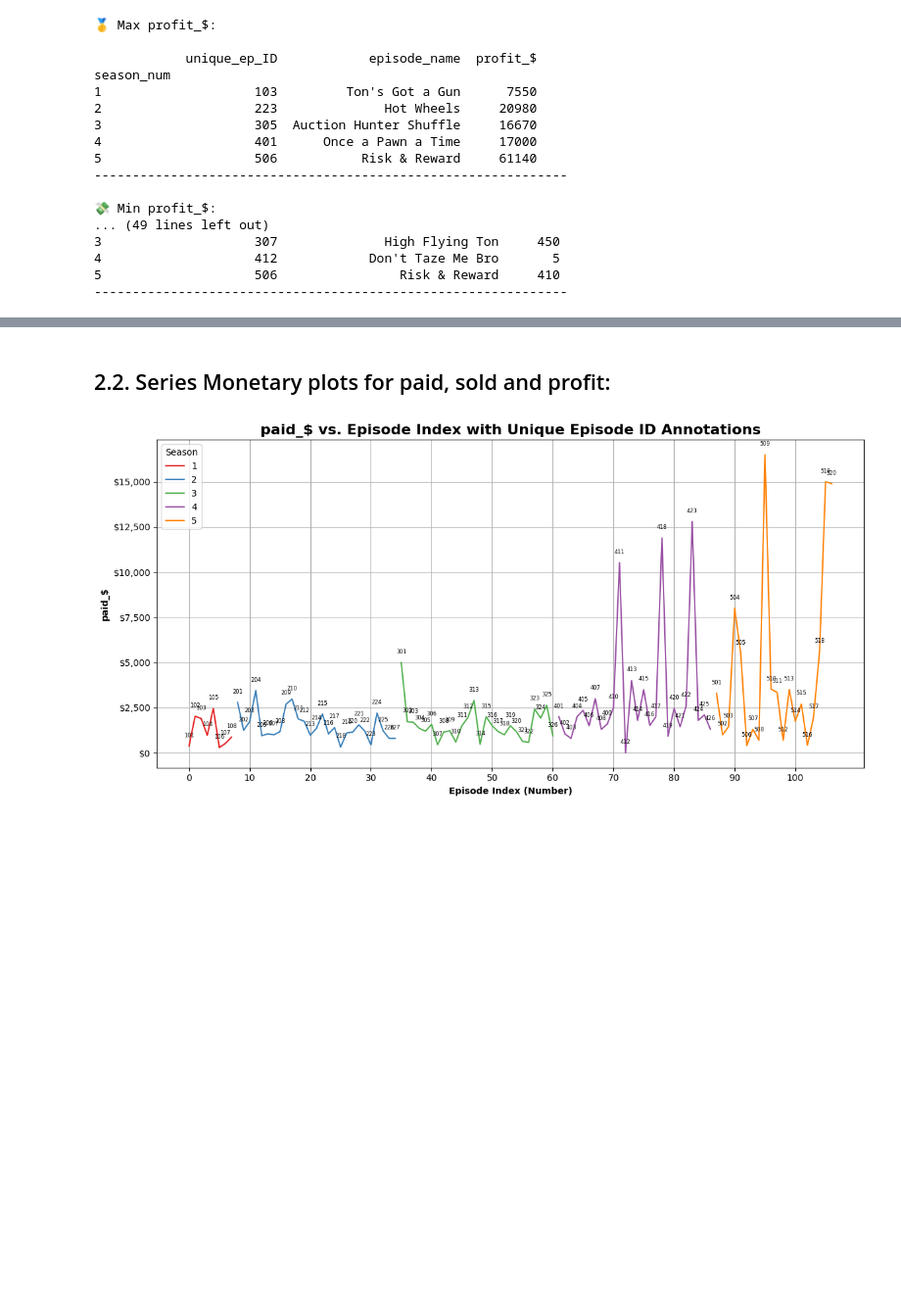
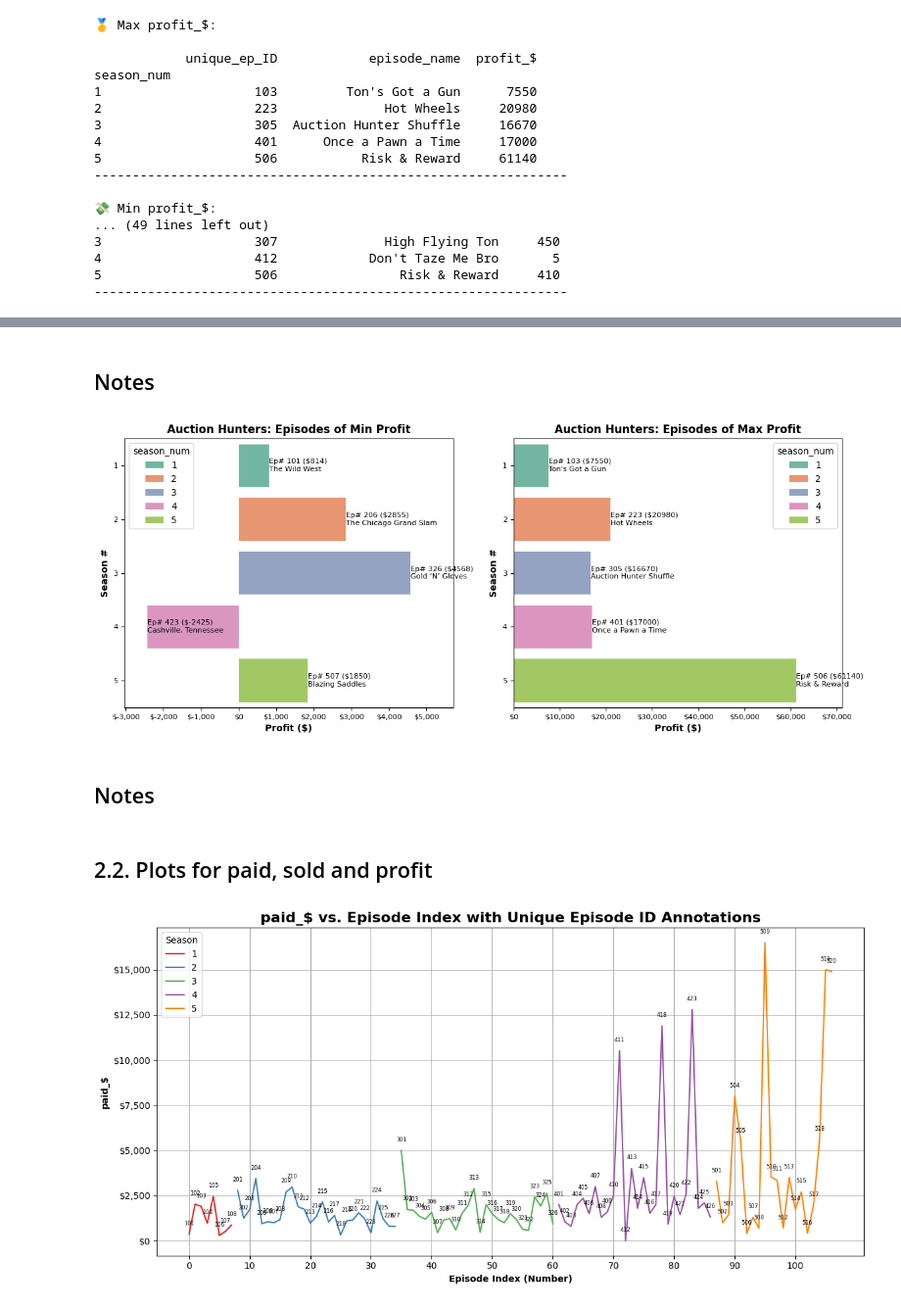
Before and after one commit to Joshua-Higgins-jp/Auction_Hunters_EDA, a Jupyter notebook: auction_hunters_eda.ipynb, the cells around one changed output, grey strips where cells are left out. Shown at 98% size. Drawn from its saved outputs; the diff is of its cells as text; code cells hidden in the pictures; blank space fills up the shorter version.

```diff
--- a/auction_hunters_eda.ipynb
+++ b/auction_hunters_eda.ipynb
@@ -196,3 +254,13 @@ plt.show()
+# %% [markdown]
+## Notes
+# %%
+plot_min_max_ep_by_season(min_df=min_profit_ep_by_season_df,
+                          max_df=max_profit_ep_by_season_df,
+                          category="profit")
+# %% [output]
+[figure, added]
+# %% [markdown]
+## Notes
 # %% [markdown]
-## 2.2. Series Monetary plots for paid, sold and profit:
+## 2.2. Plots for paid, sold and profit
 # %%
```
Also changed, not shown: parts of 24 cells of this notebook.
